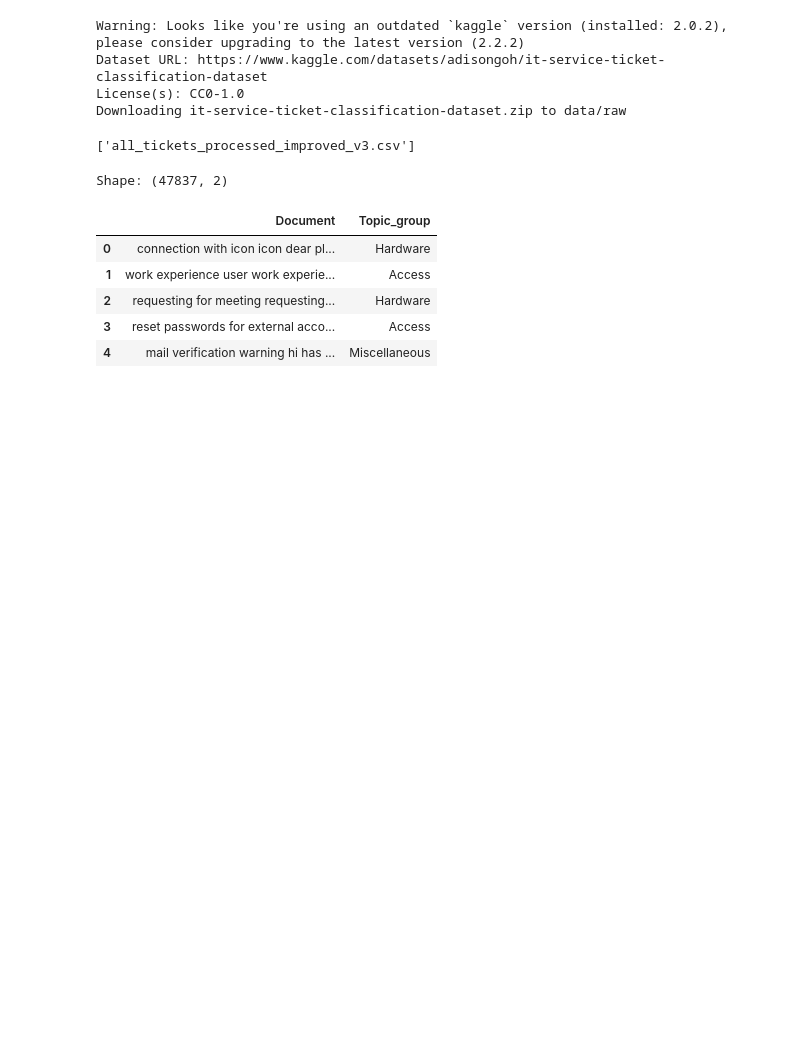
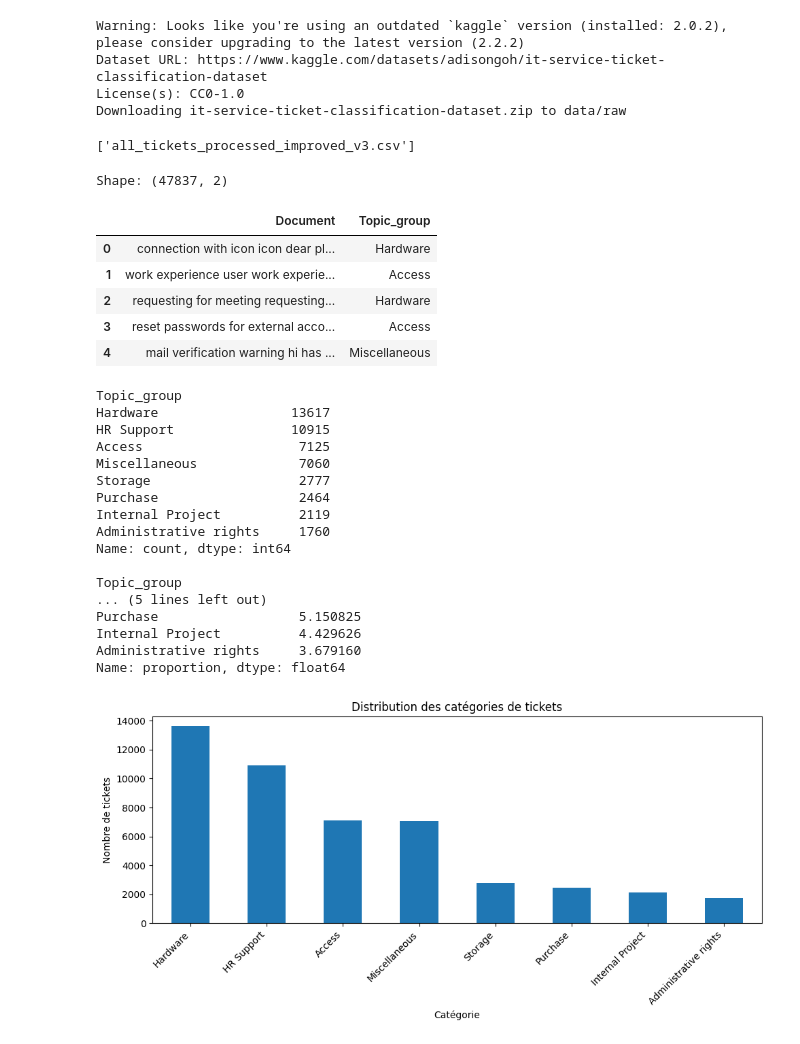
Before and after one commit to julestek/nlp-ticket-classification, a Jupyter notebook: notebooks/01_eda.ipynb, the cells around one changed output. Drawn from its saved outputs; the diff is of its cells as text; code cells hidden in the pictures; blank space fills up the shorter version.

Commit message:
EDA: distribution des classes + analyse du déséquilibre

```diff
--- a/notebooks/01_eda.ipynb
+++ b/notebooks/01_eda.ipynb
@@ -37,3 +37,40 @@ Shape: (47837, 2)
 | 2 | requesting for meeting requesting... | Hardware |
 | 3 | reset passwords for external acco... | Access |
 | 4 | mail verification warning hi has ... | Miscellaneous |
+# %%
+import matplotlib.pyplot as plt
+
+# Comptage brut
+print(df['Topic_group'].value_counts())
+print()
+# En pourcentage, plus parlant pour évaluer le déséquilibre
+print(df['Topic_group'].value_counts(normalize=True) * 100)
+
+# Visualisation
+plt.figure(figsize=(10, 5))
+df['Topic_group'].value_counts().plot(kind='bar')
+plt.title("Distribution des catégories de tickets")
+plt.xlabel("Catégorie")
+plt.ylabel("Nombre de tickets")
+plt.xticks(rotation=45, ha='right')
+plt.tight_layout()
+plt.show()
+# %% [output]
+Topic_group
+Hardware                 13617
+HR Support               10915
+Access                    7125
+Miscellaneous             7060
+Storage                   2777
+Purchase                  2464
+Internal Project          2119
+Administrative rights     1760
+Name: count, dtype: int64
+
+Topic_group
+... (5 lines left out)
+Purchase                  5.150825
+Internal Project          4.429626
+Administrative rights     3.679160
+Name: proportion, dtype: float64
+[figure, added]
```
